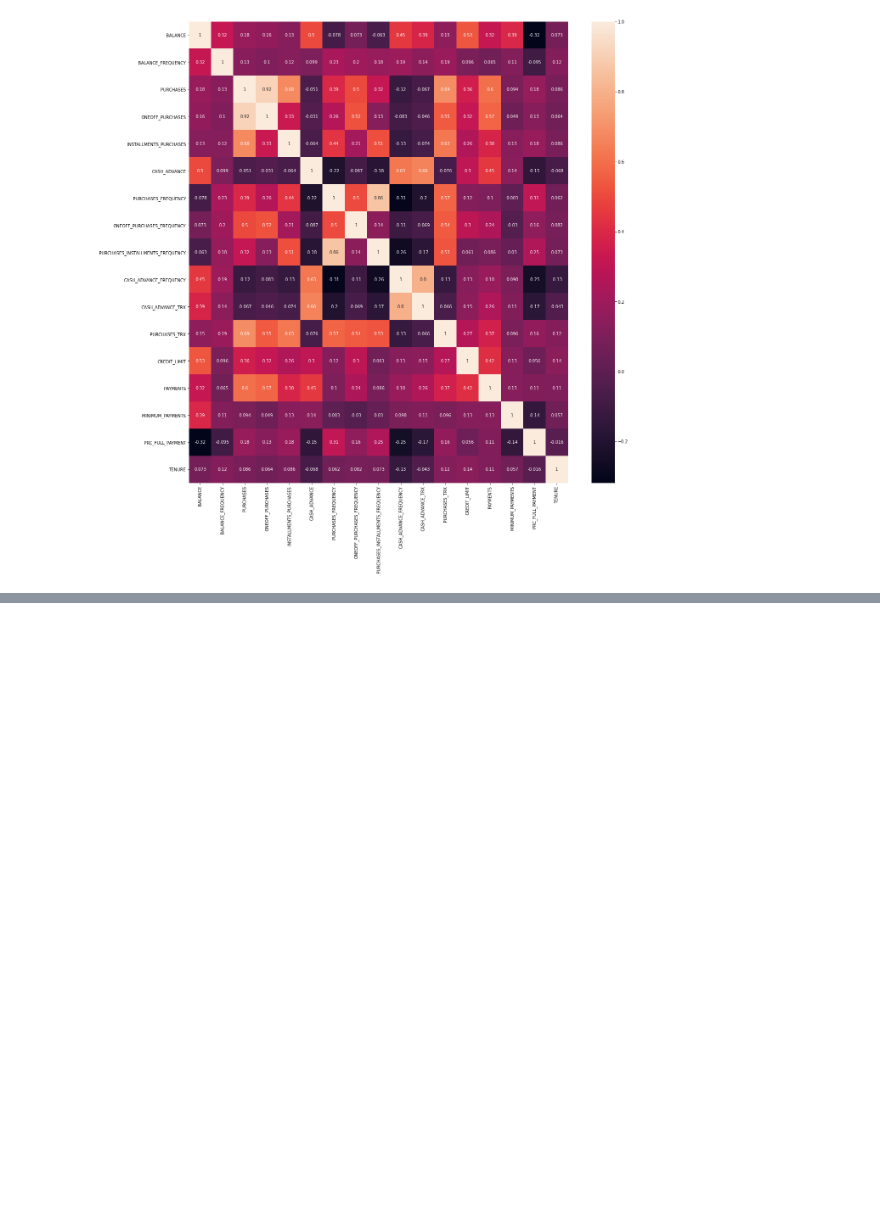
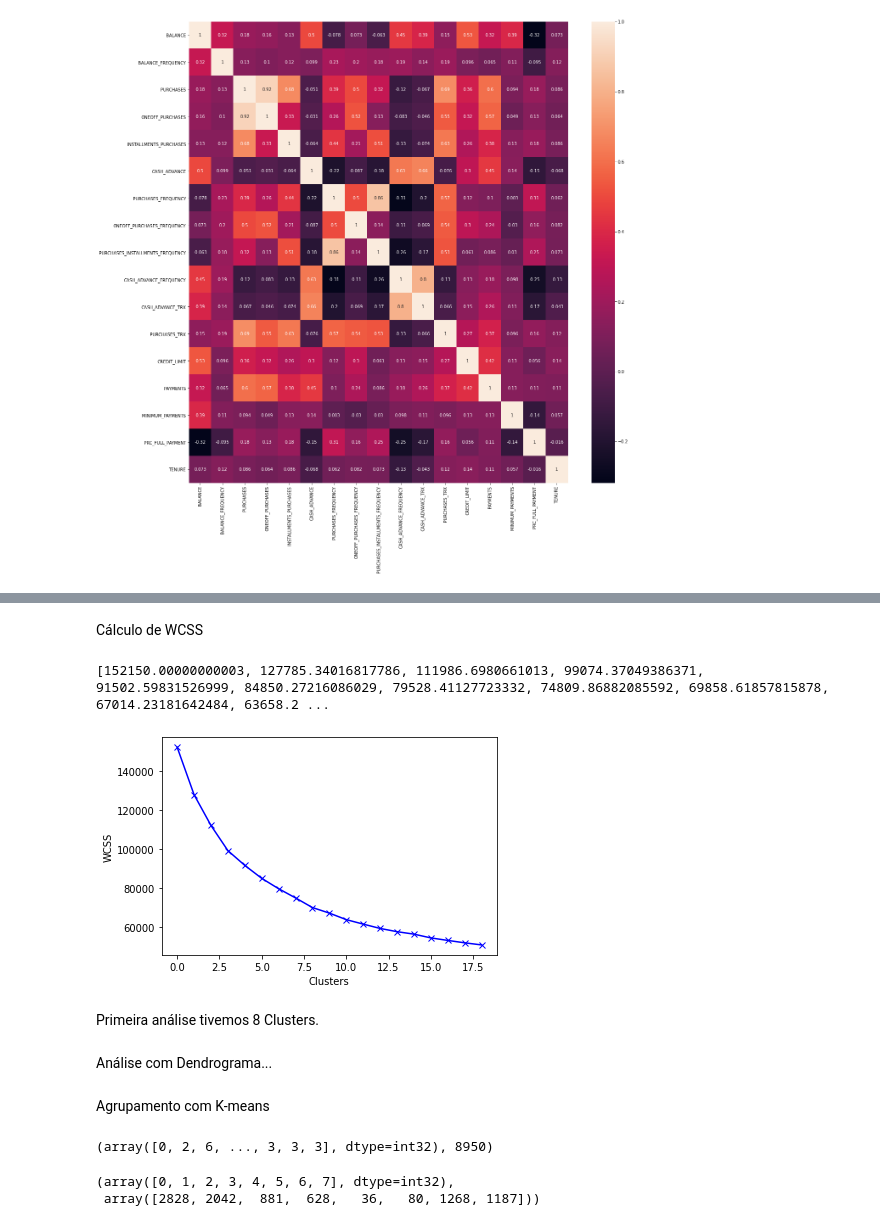
Before and after one commit to itimes-digital/use_cases_data_science, a Jupyter notebook: Use_Case_Marketing.ipynb, the cells around one changed output, grey strips where cells are left out. Saved outputs shown, nothing was run; the diff lists cells and outputs as text; code cells hidden in the pictures; blank space fills up the shorter version.

```diff
--- a/Use_Case_Marketing.ipynb
+++ b/Use_Case_Marketing.ipynb
@@ -179,0 +187,3 @@ sns.heatmap(correlacao, annot = True);
+# %%
+scaler = StandardScaler() #Ideal para dados que tenham outliers
+creditcard_df_scaled = scaler.fit_transform(creditcard_df);
@@ -179,0 +210,27 @@ sns.heatmap(correlacao, annot = True);
+# %% [markdown]
+Cálculo de WCSS
+# %%
+wcss_1 = []
+
+range_values = range(1,20);
+
+for i in range_values:
+  kmeans = KMeans(n_clusters=i);
+  kmeans.fit(creditcard_df_scaled);
+  wcss_1.append(kmeans.inertia_);
+# %%
+print(wcss_1)
+# %% [output]
+[152150.00000000003, 127785.34016817786, 111986.6980661013, 99074.37049386371, 91502.59831526999, 84850.27216086029, 79528.41127723332, 74809.86882085592, 69858.61857815878, 67014.23181642484, 63658.2 ...
+# %%
+plt.plot(wcss_1, 'bx-');
+plt.xlabel('Clusters');
+plt.ylabel('WCSS');
+# %% [output]
+[figure, added]
+# %% [markdown]
+Primeira análise tivemos 8 Clusters.
+# %% [markdown]
+Análise com Dendrograma...
+# %% [markdown]
+Agrupamento com K-means
@@ -179,0 +241,9 @@ sns.heatmap(correlacao, annot = True);
+# %%
+labels, len(labels)
+# %% [output]
+(array([0, 2, 6, ..., 3, 3, 3], dtype=int32), 8950)
+# %%
+np.unique(labels, return_counts = True)
+# %% [output]
+(array([0, 1, 2, 3, 4, 5, 6, 7], dtype=int32),
+ array([2828, 2042,  881,  628,   36,   80, 1268, 1187]))
```
Also changed, not shown: parts of 15 cells of this notebook.
